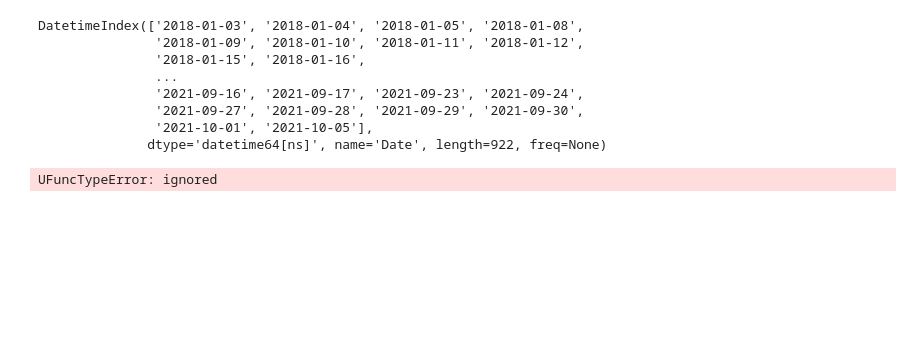
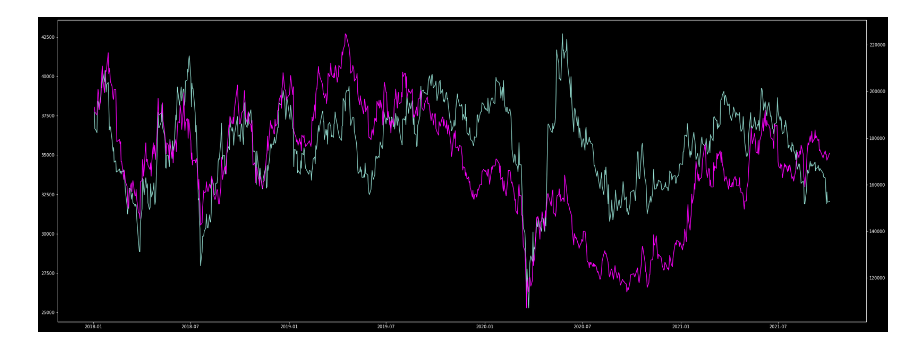
Before and after one commit to blackgreenc/blackgreenc, a Jupyter notebook: Startup_project.ipynb, the cells around one changed output. Saved outputs shown, nothing was run; the diff lists cells and outputs as text; code cells hidden in the pictures; blank space fills up the shorter version.

```diff
--- a/Startup_project.ipynb
+++ b/Startup_project.ipynb
@@ -90,16 +87,13 @@ There are922observations in the training data
 # %%
-print(BGF_data.index)
-X = np.linspace(0, BGF_data.index)
-plt.plot(X, GS25_data['GS25_Adj Close'])
-plt.plot(X, BGF_data['BGF_Adj Close'])
+# GS25_X = pd.Series(GS25_data.index)
+# BGF_X = pd.Series(BGF_data.index)
+X = pd.Series(BGF_data.index)
+fig, ax1 = plt.subplots()
+ax1.plot(X, GS25_data['GS25_Adj Close'])
+ax2 = ax1.twinx()
+ax2.plot(X, BGF_data['BGF_Adj Close'], color = 'magenta')
+
+plt.rcParams["figure.figsize"] = (43,10)
 plt.show()
 # %% [output]
-DatetimeIndex(['2018-01-03', '2018-01-04', '2018-01-05', '2018-01-08',
-               '2018-01-09', '2018-01-10', '2018-01-11', '2018-01-12',
-               '2018-01-15', '2018-01-16',
-               ...
-               '2021-09-16', '2021-09-17', '2021-09-23', '2021-09-24',
-               '2021-09-27', '2021-09-28', '2021-09-29', '2021-09-30',
-               '2021-10-01', '2021-10-05'],
-              dtype='datetime64[ns]', name='Date', length=922, freq=None)
-UFuncTypeError: ignored
+[figure, added]
```
Also changed, not shown: parts of 3 cells of this notebook.
